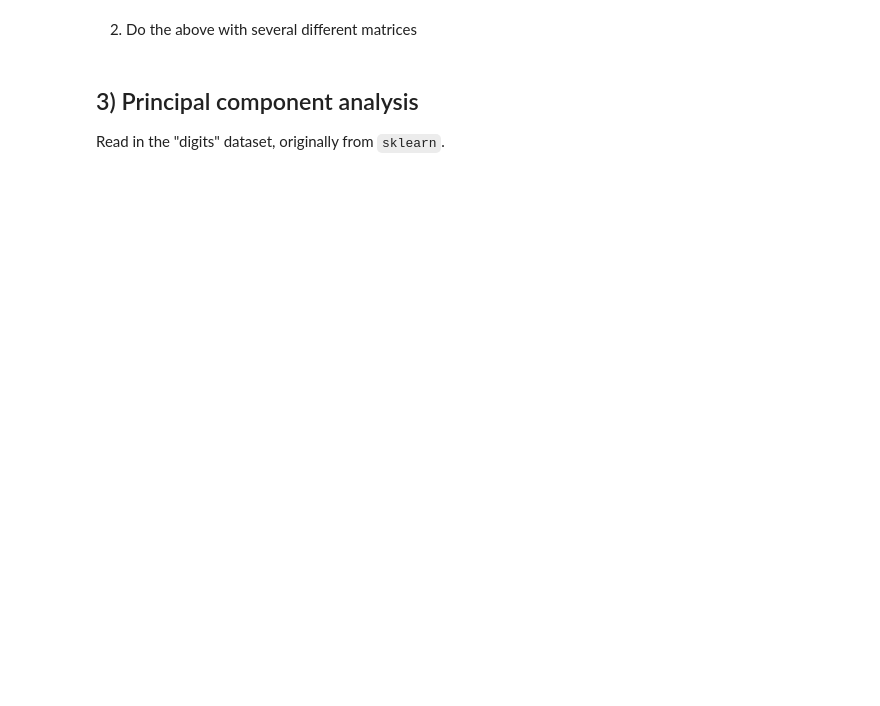
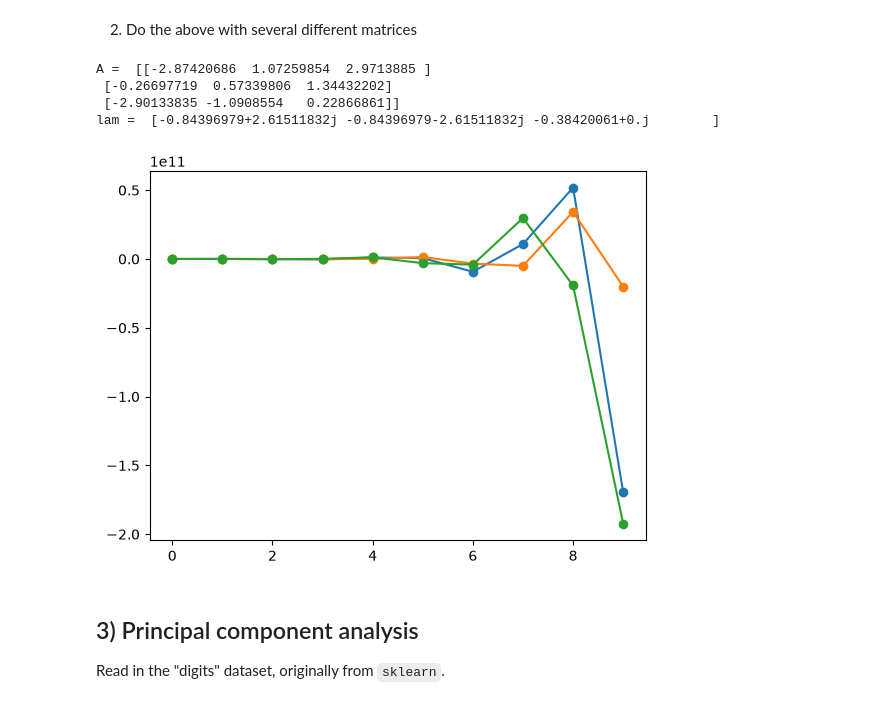
Before and after one commit to XiuningZhang/B50_Scientific_Computing, a Jupyter notebook: 04_Matrix_Ex.ipynb, the cells around one changed output. Drawn from its saved outputs; the diff is of its cells as text; code cells hidden in the pictures; blank space fills up the shorter version.

```diff
--- a/04_Matrix_Ex.ipynb
+++ b/04_Matrix_Ex.ipynb
@@ -62,5 +93,26 @@ Therefore, ...
 # %% [markdown]
 2) Do the above with several different matrices
+# %%
+m = 3
+A = np.random.uniform(-3, 3, (m, m))
+print('A = ', A)
+lam, V = np.linalg.eig(A)
+print('lam = ', lam)
+
+
+y = np.zeros((n, m))
+y_lam = np.zeros((n, m))
+for i in range(10):
+    x = A @ x
+    y[i] = x.copy()
+
+plt.plot(y, 'o-');
+# %% [output]
+A =  [[-2.87420686  1.07259854  2.9713885 ]
+ [-0.26697719  0.57339806  1.34432202]
+ [-2.90133835 -1.0908554   0.22866861]]
+lam =  [-0.84396979+2.61511832j -0.84396979-2.61511832j -0.38420061+0.j        ]
+[figure, added]
 # %% [markdown]
 ## 3) Principal component analysis
 Read in the "digits" dataset, originally from `sklearn`.
```
Also changed, not shown: parts of 17 cells of this notebook, 3 other files.
